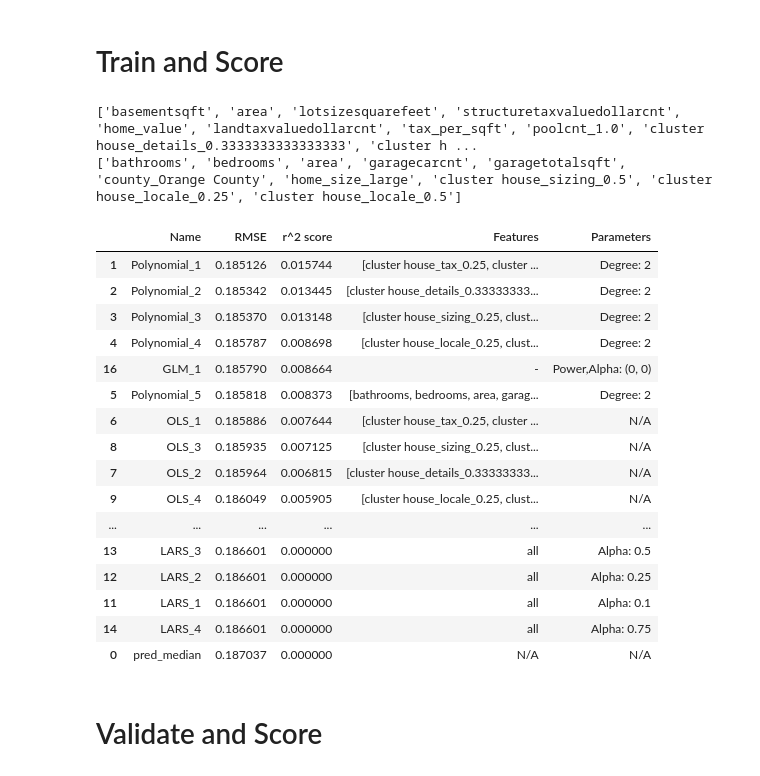
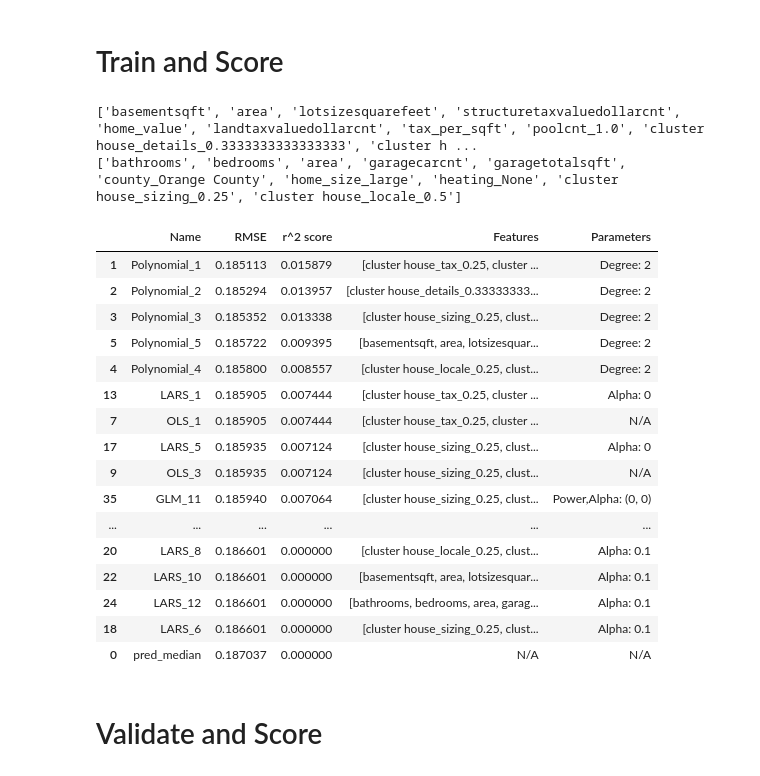
Before and after one commit to Shorter-Shenck/Zillow_Cluster_Regression, a Jupyter notebook: model.ipynb, the cells around one changed output. Saved outputs shown, nothing was run; the diff lists cells and outputs as text; code cells hidden in the pictures.

```diff
--- a/model.ipynb
+++ b/model.ipynb
@@ -197,7 +197,7 @@ def get_features(X_train, y_train):
     print(feat_sk_best)
 
     #combine lists of features into large list feature all selected combinations
-    feat_combos = [tax_feat, details_feat, sizing_feat, locale_feat, feat_sk_best]
+    feat_combos = [tax_feat, details_feat, sizing_feat, locale_feat, feat_rfe, feat_sk_best]
 
     return feat_combos
 # %%
@@ -354,26 +354,26 @@ def lars_mod(X, y, selectors, scores, fit_x_train=None, fit_y_train=None):
    #loop through selector combinations to pull out different features and degree levels
    for idx, selector in enumerate(selectors):
       #create model object
-      lars = LassoLars(alpha=selector)
+      lars = LassoLars(alpha=selector[1])
       #create mdoel label
       model_label = f'LARS_{idx+1}'
 
       if fit_x_train is not None:
-         lars.fit(fit_x_train, fit_y_train.logerror)
+         lars.fit(fit_x_train[selector[0]], fit_y_train.logerror)
       else:
-         lars.fit(X, y.logerror)
+         lars.fit(X[selector[0]], y.logerror)
 
       #predict train
       if model_label in y:
          model_label = f'LARS_{randint(50,100)}'
-         y[model_label] = lars.predict(X)
+         y[model_label] = lars.predict(X[selector[0]])
       else:
-         y[model_label] = lars.predict(X)
+         y[model_label] = lars.predict(X[selector[0]])
 
       #calc trian rmse
       rmse = mean_squared_error(y.logerror, y[model_label], squared=False)
 
-      description = pd.DataFrame([[model_label, rmse, 'all', f'Alpha: {selector}']], columns=['Name', 'RMSE', 'Features', 'Parameters'])
+      description = pd.DataFrame([[model_label, rmse, selector[0], f'Alpha: {selector[1]}']], columns=['Name', 'RMSE', 'Features', 'Parameters'])
       scores = pd.concat([scores, description], ignore_index=True)
 
    return scores, y
@@ -398,9 +398,9 @@ def GLM_mod(X, y, selectors, scores, fit_x_train=None, fit_y_train=None):
    glm_descriptions = pd.DataFrame({}, columns=['Name','RMSE', 'Features', 'Parameters'])
 
    #create empty data frame to hold model descriptions
-   for idx, combo in enumerate(selectors):
+   for idx, selector in enumerate(selectors):
       #create model object
-      glm = TweedieRegressor(power=combo[0], alpha=combo[1])
+      glm = TweedieRegressor(power=selector[1][0], alpha=selector[1][1])
 
       #create model label
       model_label = f'GLM_{idx+1}'
@@ -409,21 +409,21 @@ def GLM_mod(X, y, selectors, scores, fit_x_train=None, fit_y_train=None):
       #glm.fit(X, y.logerror)
       #fit object on X_train subset depeneding on its position as parameter or the optional variant
       if fit_x_train is not None:
-         glm.fit(fit_x_train, fit_y_train.logerror)
+         glm.fit(fit_x_train[selector[0]], fit_y_train.logerror)
       else:
-         glm.fit(X, y.logerror)
+         glm.fit(X[selector[0]], y.logerror)
 
       #predict train
       if model_label in y:
          model_label = f'GLM_{randint(50,100)}'
-         y[model_label] = glm.predict(X)
+         y[model_label] = glm.predict(X[selector[0]])
       else:
-         y[model_label] = glm.predict(X)
+         y[model_label] = glm.predict(X[selector[0]])
 
       #calc rmse
       rmse = mean_squared_error(y.logerror, y[model_label], squared=False)
 
-      description = pd.DataFrame([[model_label, rmse, '-', f'Power,Alpha: {combo}']], columns=['Name', 'RMSE', 'Features', 'Parameters'])
+      description = pd.DataFrame([[model_label, rmse, selector[0], f'Power,Alpha: {selector[1]}']], columns=['Name', 'RMSE', 'Features', 'Parameters'])
       scores = pd.concat([scores, description], ignore_index=True)
 
    return scores, y
@@ -474,17 +474,19 @@ def score_on_train(X_train, y_train):
 
    #create a lists of parameters
    pf_parameters = [2]
-   lars_parameters = [.1, .25, .5, .75, 1]
+   lars_parameters = [0, .1]
    glm_parameters = [(0,0), (0,.25), (0,.5), (0,.75), (0,1)]
 
    #use list with product to create tuples of feature/parameter combination to feed into model
    pf_selectors = list(product(feat_combos, pf_parameters))
+   lars_selectors =  list(product(feat_combos, lars_parameters))
+   glm_selectors =  list(product(feat_combos, glm_parameters))
 
    #run ols model with feature combinations
    scores, holder = pf_mod(X_train, y_train, pf_selectors, scores)
    scores, holder = ols_mod(X_train, y_train, feat_combos, scores)
-   scores, holder = lars_mod(X_train, y_train, lars_parameters, scores)
-   scores, holder = GLM_mod(X_train, y_train, glm_parameters, scores)
+   scores, holder = lars_mod(X_train, y_train, lars_selectors, scores)
+   scores, holder = GLM_mod(X_train, y_train, glm_selectors, scores)
 
 
    for idx, model in enumerate(y_train.drop(columns='logerror').columns):
@@ -495,26 +497,26 @@ def score_on_train(X_train, y_train):
 train_scores = score_on_train(X_train, y_train)
 # %% [output]
 ['basementsqft', 'area', 'lotsizesquarefeet', 'structuretaxvaluedollarcnt', 'home_value', 'landtaxvaluedollarcnt', 'tax_per_sqft', 'poolcnt_1.0', 'cluster house_details_0.3333333333333333', 'cluster h ...
-['bathrooms', 'bedrooms', 'area', 'garagecarcnt', 'garagetotalsqft', 'county_Orange County', 'home_size_large', 'cluster house_sizing_0.5', 'cluster house_locale_0.25', 'cluster house_locale_0.5']
+['bathrooms', 'bedrooms', 'area', 'garagecarcnt', 'garagetotalsqft', 'county_Orange County', 'home_size_large', 'heating_None', 'cluster house_sizing_0.25', 'cluster house_locale_0.5']
 # %%
-train_scores.sort_values(by='RMSE')
+round(train_scores.sort_values(by='RMSE'), 10)
 # %% [output]
 |  | Name | RMSE | r^2 score | Features | Parameters |
-| 1 | Polynomial_1 | 0.185126 | 0.015744 | [cluster house_tax_0.25, cluster ... | Degree: 2 |
-| 2 | Polynomial_2 | 0.185342 | 0.013445 | [cluster house_details_0.33333333... | Degree: 2 |
-| 3 | Polynomial_3 | 0.185370 | 0.013148 | [cluster house_sizing_0.25, clust... | Degree: 2 |
-| 4 | Polynomial_4 | 0.185787 | 0.008698 | [cluster house_locale_0.25, clust... | Degree: 2 |
-| 16 | GLM_1 | 0.185790 | 0.008664 | - | Power,Alpha: (0, 0) |
-| 5 | Polynomial_5 | 0.185818 | 0.008373 | [bathrooms, bedrooms, area, garag... | Degree: 2 |
-| 6 | OLS_1 | 0.185886 | 0.007644 | [cluster house_tax_0.25, cluster ... | N/A |
-| 8 | OLS_3 | 0.185935 | 0.007125 | [cluster house_sizing_0.25, clust... | N/A |
-| 7 | OLS_2 | 0.185964 | 0.006815 | [cluster house_details_0.33333333... | N/A |
-| 9 | OLS_4 | 0.186049 | 0.005905 | [cluster house_locale_0.25, clust... | N/A |
+| 1 | Polynomial_1 | 0.185113 | 0.015879 | [cluster house_tax_0.25, cluster ... | Degree: 2 |
+| 2 | Polynomial_2 | 0.185294 | 0.013957 | [cluster house_details_0.33333333... | Degree: 2 |
+| 3 | Polynomial_3 | 0.185352 | 0.013338 | [cluster house_sizing_0.25, clust... | Degree: 2 |
+| 5 | Polynomial_5 | 0.185722 | 0.009395 | [basementsqft, area, lotsizesquar... | Degree: 2 |
+| 4 | Polynomial_4 | 0.185800 | 0.008557 | [cluster house_locale_0.25, clust... | Degree: 2 |
+| 13 | LARS_1 | 0.185905 | 0.007444 | [cluster house_tax_0.25, cluster ... | Alpha: 0 |
+| 7 | OLS_1 | 0.185905 | 0.007444 | [cluster house_tax_0.25, cluster ... | N/A |
+| 17 | LARS_5 | 0.185935 | 0.007124 | [cluster house_sizing_0.25, clust... | Alpha: 0 |
+| 9 | OLS_3 | 0.185935 | 0.007124 | [cluster house_sizing_0.25, clust... | N/A |
+| 35 | GLM_11 | 0.185940 | 0.007064 | [cluster house_sizing_0.25, clust... | Power,Alpha: (0, 0) |
 | ... | ... | ... | ... | ... | ... |
-| 13 | LARS_3 | 0.186601 | 0.000000 | all | Alpha: 0.5 |
-| 12 | LARS_2 | 0.186601 | 0.000000 | all | Alpha: 0.25 |
-| 11 | LARS_1 | 0.186601 | 0.000000 | all | Alpha: 0.1 |
-| 14 | LARS_4 | 0.186601 | 0.000000 | all | Alpha: 0.75 |
+| 20 | LARS_8 | 0.186601 | 0.000000 | [cluster house_locale_0.25, clust... | Alpha: 0.1 |
+| 22 | LARS_10 | 0.186601 | 0.000000 | [basementsqft, area, lotsizesquar... | Alpha: 0.1 |
+| 24 | LARS_12 | 0.186601 | 0.000000 | [bathrooms, bedrooms, area, garag... | Alpha: 0.1 |
+| 18 | LARS_6 | 0.186601 | 0.000000 | [cluster house_sizing_0.25, clust... | Alpha: 0.1 |
 | 0 | pred_median | 0.187037 | 0.000000 | N/A | N/A |
 # %% [markdown]
 # Validate and Score
```
Also changed, not shown: parts of 13 cells of this notebook, 1 other file.
